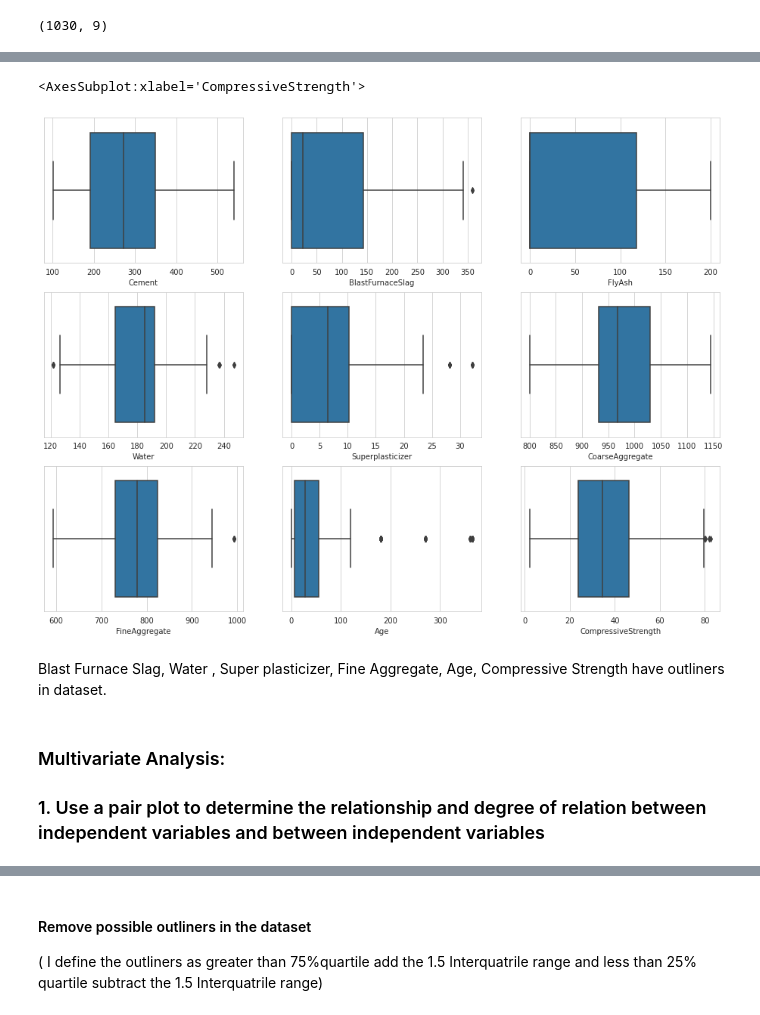
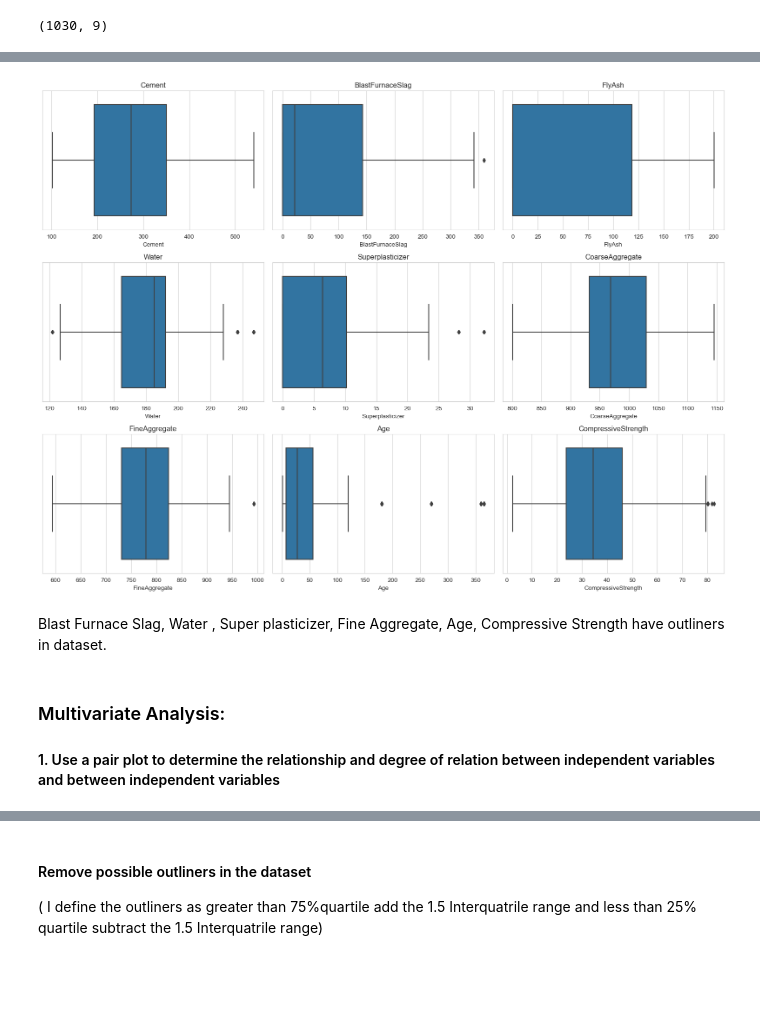
Before and after one commit to kayaisacat/IAI5101_Assignment2, a Jupyter notebook: Assignment2.ipynb, the cells around one changed output, grey strips where cells are left out. Saved outputs shown, nothing was run; the diff lists cells and outputs as text; code cells hidden in the pictures; blank space fills up the shorter version.

```diff
--- a/Assignment2.ipynb
+++ b/Assignment2.ipynb
@@ -71,31 +92,23 @@ import seaborn as sns
-# %%
-plt.figure(figsize=(16,12))
-sns.set_style(style='whitegrid')
-plt.subplot(3,3,1)
-sns.boxplot(x='Cement',data=df)
-plt.subplot(3,3,2)
-sns.boxplot(x='BlastFurnaceSlag',data=df)
-plt.subplot(3,3,3)
-sns.boxplot(x='FlyAsh',data=df)
-plt.subplot(3,3,4)
-sns.boxplot(x='Water',data=df)
-plt.subplot(3,3,5)
-sns.boxplot(x='Superplasticizer',data=df)
-plt.subplot(3,3,6)
-sns.boxplot(x='CoarseAggregate',data=df)
-plt.subplot(3,3,7)
-sns.boxplot(x='FineAggregate',data=df)
-plt.subplot(3,3,8)
-sns.boxplot(x='Age',data=df)
-plt.subplot(3,3,9)
-sns.boxplot(x='CompressiveStrength',data=df)
-# %% [output]
-<AxesSubplot:xlabel='CompressiveStrength'>
-[figure, removed]
+# %%
+# Set up the figure
+fig, axs = plt.subplots(nrows=3, ncols=3, figsize=(16, 12))
+
+# Loop through each variable and create a boxplot
+for i, var in enumerate(df.columns):
+    row = i // 3
+    col = i % 3
+    sns.boxplot(x=df[var], ax=axs[row][col])
+    axs[row][col].set_title(var)
+
+# Adjust the layout and display the plot
+plt.tight_layout()
+plt.show()
+# %% [output]
+[figure, added]
 # %% [markdown]
 Blast Furnace Slag, Water , Super plasticizer, Fine Aggregate, Age, Compressive Strength
 have outliners in dataset.
 # %% [markdown]
 ### Multivariate Analysis:
-### 1. Use a pair plot to determine the relationship and degree of relation between independent variables and between independent variables
+#### 1. Use a pair plot to determine the relationship and degree of relation between independent variables and between independent variables
 # %%
```
Also changed, not shown: parts of 38 cells of this notebook.
